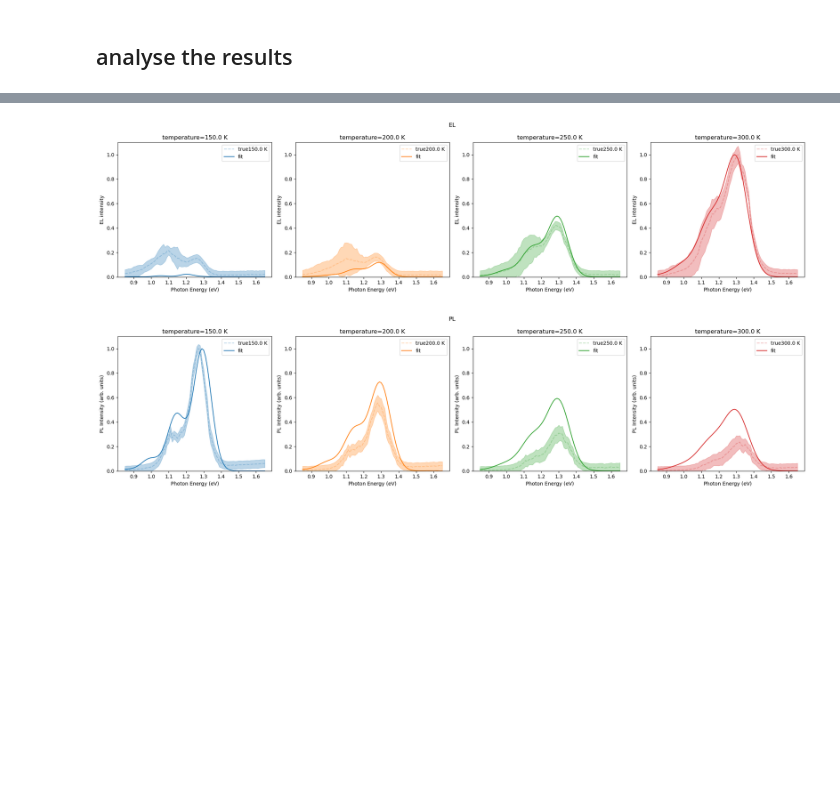
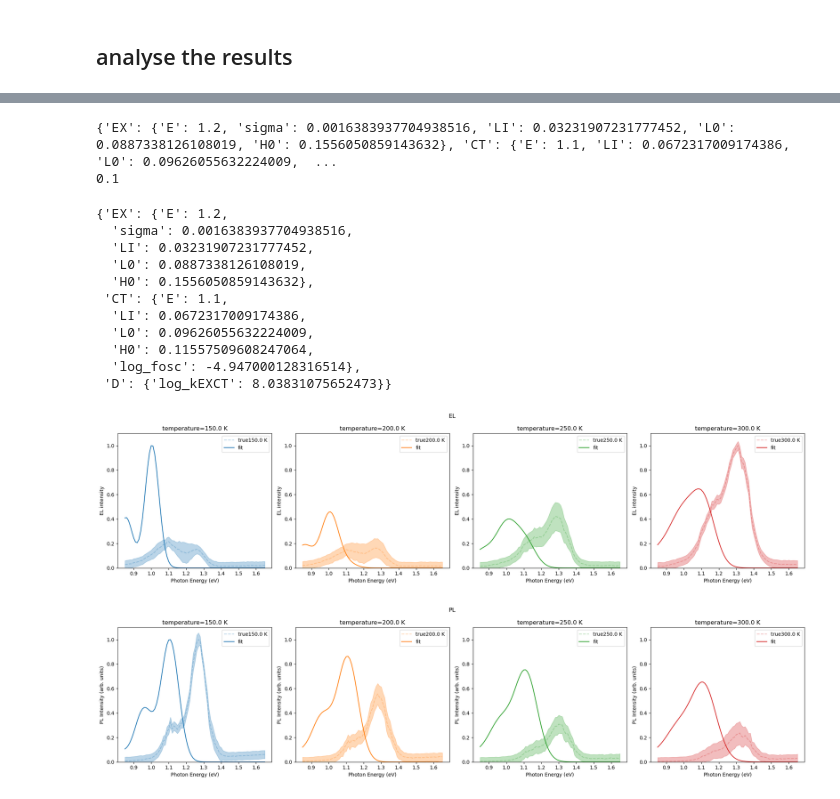
Before and after one commit to mohammedazzouzi15/pl_temp_fit, a Jupyter notebook: notebook/Fit_EL_new_workflow.ipynb, the cells around one changed output, grey strips where cells are left out. Cells and saved outputs as stored; diff of their text form; code cells hidden in the pictures; blank space fills up the shorter version.

```diff
--- a/notebook/Fit_EL_new_workflow.ipynb
+++ b/notebook/Fit_EL_new_workflow.ipynb
@@ -52,23 +52,23 @@ importlib.reload(config_utils)
     sigma,
 ) = (5, 10, 0.005, 0.05, 0.1,0.001)
 fixed_parameters_dict = {
-    "EX":{"E":1.37,"sigma":0.001,"LI":7.8e-2,"L0":0.11,"H0":0.159},
+    "EX":{},
     "CT":{'off':0,"sigma":0.001},
     "D":{},
 }
 params_to_fit_init ={
-    "EX":{"E":1.37,"sigma":0.001,"LI":7.8e-2,"L0":0.11,"H0":0.159},
-    "CT":{"E":1.2,"LI":7.8e-2,"L0":0.11,"H0":0.159,"log_fosc":-3},
+    "EX":{"E":1.37,"sigma":0.001,"Li":7.8e-2,"Lo":0.11,"hO":0.159},
+    "CT":{"E":1.2,"Li":7.8e-2,"Lo":0.11,"hO":0.159,"log_fosc":-3},
     "D":{'log_kEXCT':10},
 }
 min_bounds = {
-    "EX":{"E":1.3,"sigma":0.001,"LI":0.03,"L0":0.03,"H0":0.1},
-    "CT":{"E":0.8,"LI":0.03,"L0":0.03,"H0":0.1,"log_fosc":-5},
+    "EX":{"E":1.3,"sigma":0.001,"Li":0.03,"Lo":0.03,"hO":0.1},
+    "CT":{"E":0.8,"Li":0.03,"Lo":0.03,"hO":0.1,"log_fosc":-5},
     "D":{'log_kEXCT':8},
 }
 max_bounds = {
-    "EX":{"E":1.5,"sigma":0.03,"LI":0.2,"L0":0.2,"H0":0.2},
-    "CT":{"E":1.35,"LI":0.2,"L0":0.2,"H0":0.2,"log_fosc":-1},
+    "EX":{"E":1.5,"sigma":0.03,"Li":0.2,"Lo":0.2,"hO":0.2},
+    "CT":{"E":1.35,"Li":0.2,"Lo":0.2,"hO":0.2,"log_fosc":-1},
     "D":{'log_kEXCT':12},
 }
 # save the model config
@@ -510,28 +497,48 @@ plot_distribution(1,discard=200)
 # %%
 id =0
+import importlib
+importlib.reload(fit_EL_utils)
+importlib.reload(generate_data_utils)
 def plot_fit_results(id,discard=0):
     filename = df_all['save_folder'][id] + "/sampler.h5"
     reader = Emcee_utils.hDFBackend_2(filename, name="single_core")
     Exp_data_PL, temperature_list_PL, hws_PL = Exp_data_utils.read_data(df_all['csv_name_PL'][id])
     Exp_data_EL, temperature_list_EL, hws_EL = Exp_data_utils.read_data(df_all['csv_name_EL'][id])
     sample = reader.get_chain(discard=discard,flat=True)
     sample_num = np.random.randint(0, sample.shape[0])
     data_fit = sample[sample_num,:]
     true_parameters = fit_EL_utils.get_param_dict(params_to_fit_init,data_fit)
+    true_parameters['EX']['E'] = 1.2
+    true_parameters['CT']['E'] = 1.1
     fit_EL_utils.plot_exp_data_with_variance(
         temperature_list_EL,
         hws_EL,
         temperature_list_PL,
         hws_PL,
         variance_EL,
         variance_PL,
         save_folder,
         fixed_parameters_dict,
         true_parameters,
         Exp_data_PL,
         Exp_data_EL,
     )
-plot_fit_results(1,discard=200)
+    return true_parameters
+true_parameters = plot_fit_results(2,discard=200)
+true_parameters
 # %% [output]
+{'EX': {'E': 1.2, 'sigma': 0.0016383937704938516, 'LI': 0.03231907231777452, 'L0': 0.0887338126108019, 'H0': 0.1556050859143632}, 'CT': {'E': 1.1, 'LI': 0.0672317009174386, 'L0': 0.09626055632224009,  ...
+0.1
+{'EX': {'E': 1.2,
+  'sigma': 0.0016383937704938516,
+  'LI': 0.03231907231777452,
+  'L0': 0.0887338126108019,
+  'H0': 0.1556050859143632},
+ 'CT': {'E': 1.1,
+  'LI': 0.0672317009174386,
+  'L0': 0.09626055632224009,
+  'H0': 0.11557509608247064,
+  'log_fosc': -4.947000128316514},
+ 'D': {'log_kEXCT': 8.03831075652473}}
-[figure, old version]
+[figure, new version]
-[figure, old version]
+[figure, new version]
```
Also changed, not shown: parts of 13 cells of this notebook, 4 other files.
